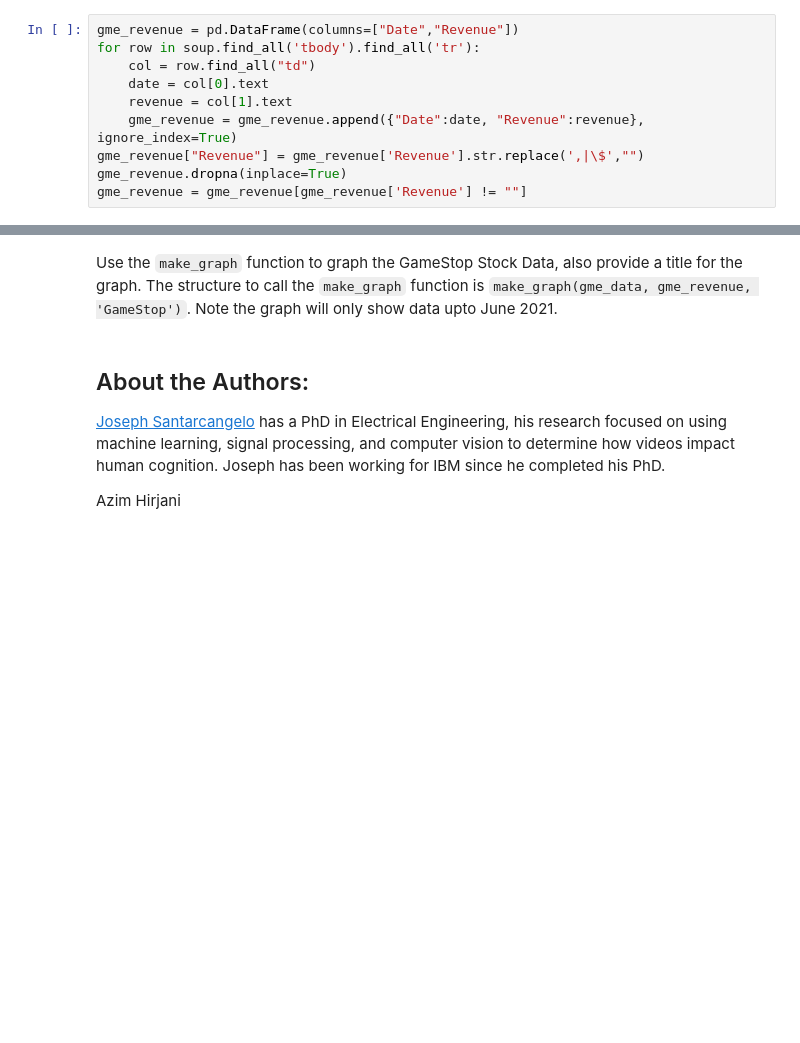
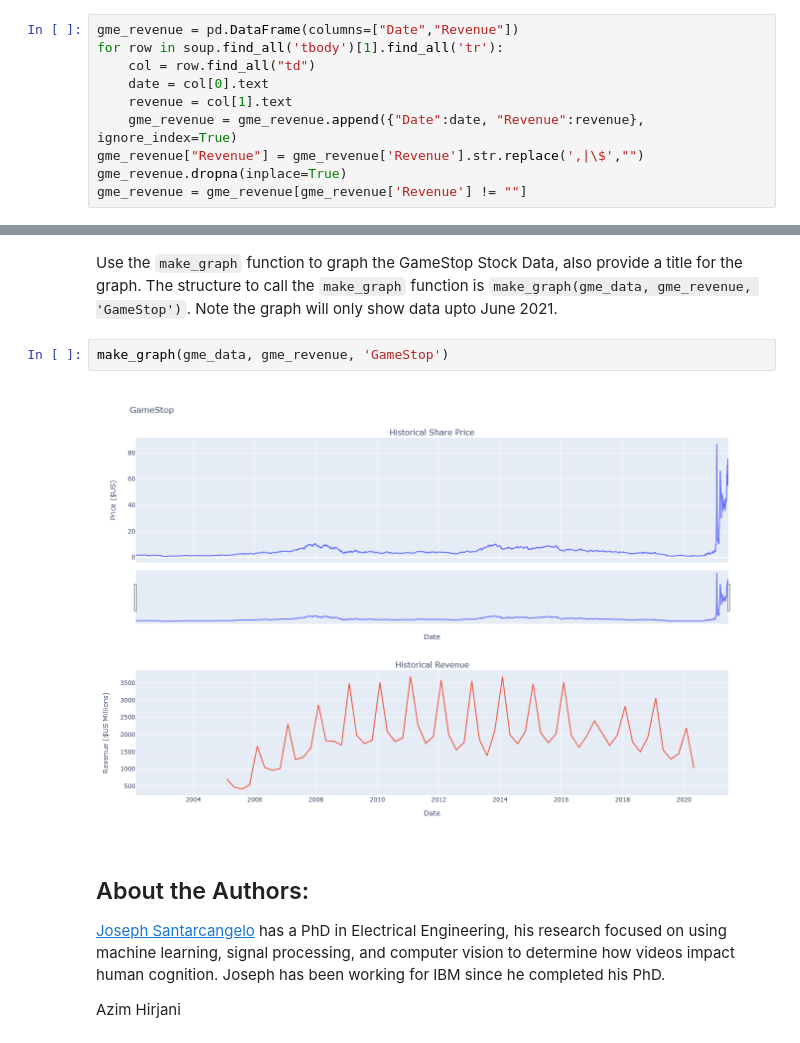
Before and after one commit to manhalabboud/StockRevenue, a Jupyter notebook: Analyzing Historical StockRevenue Data and Building a Dashboard.ipynb, the cells around one changed output, grey strips where cells are left out. Cells and saved outputs as stored; diff of their text form; blank space fills up the shorter version.

```diff
--- a/Analyzing Historical StockRevenue Data and Building a Dashboard.ipynb
+++ b/Analyzing Historical StockRevenue Data and Building a Dashboard.ipynb
@@ -206,7 +208,7 @@ If you want to use the read_html function the table is located at index 1
 </details>
 # %%
 gme_revenue = pd.DataFrame(columns=["Date","Revenue"])
-for row in soup.find_all('tbody').find_all('tr'):
+for row in soup.find_all('tbody')[1].find_all('tr'):
     col = row.find_all("td")
     date = col[0].text
     revenue = col[1].text
@@ -226,6 +241,10 @@ Use the `make_graph` function to graph the Tesla Stock Data, also provide a titl
 ## Question 6: Plot GameStop Stock Graph
 # %% [markdown]
 Use the `make_graph` function to graph the GameStop Stock Data, also provide a title for the graph. The structure to call the `make_graph` function is `make_graph(gme_data, gme_revenue, 'GameStop')`. Note the graph will only show data upto June 2021.
+# %%
+make_graph(gme_data, gme_revenue, 'GameStop')
+# %% [output]
+[figure, added]
 # %% [markdown]
 <h2>About the Authors:</h2>
 
```
Also changed, not shown: parts of 6 cells of this notebook.
